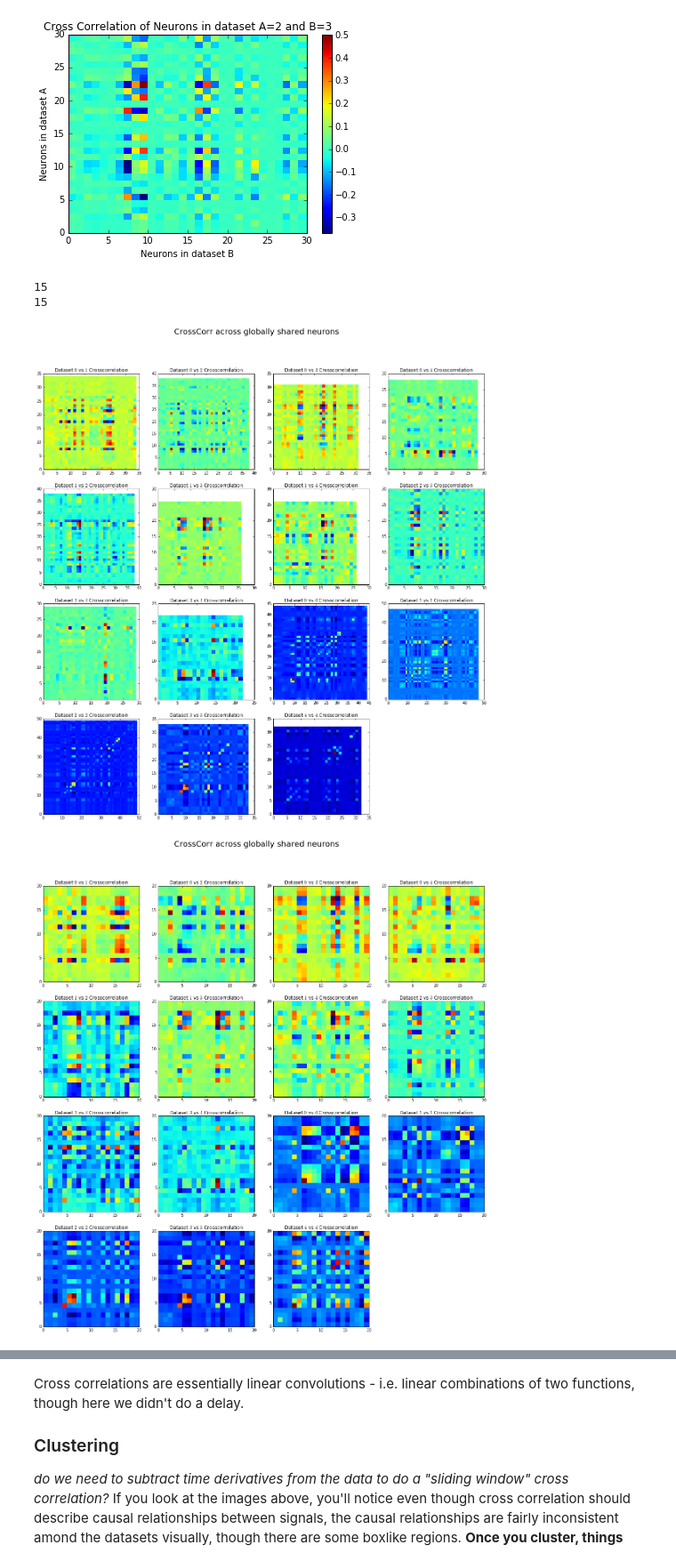
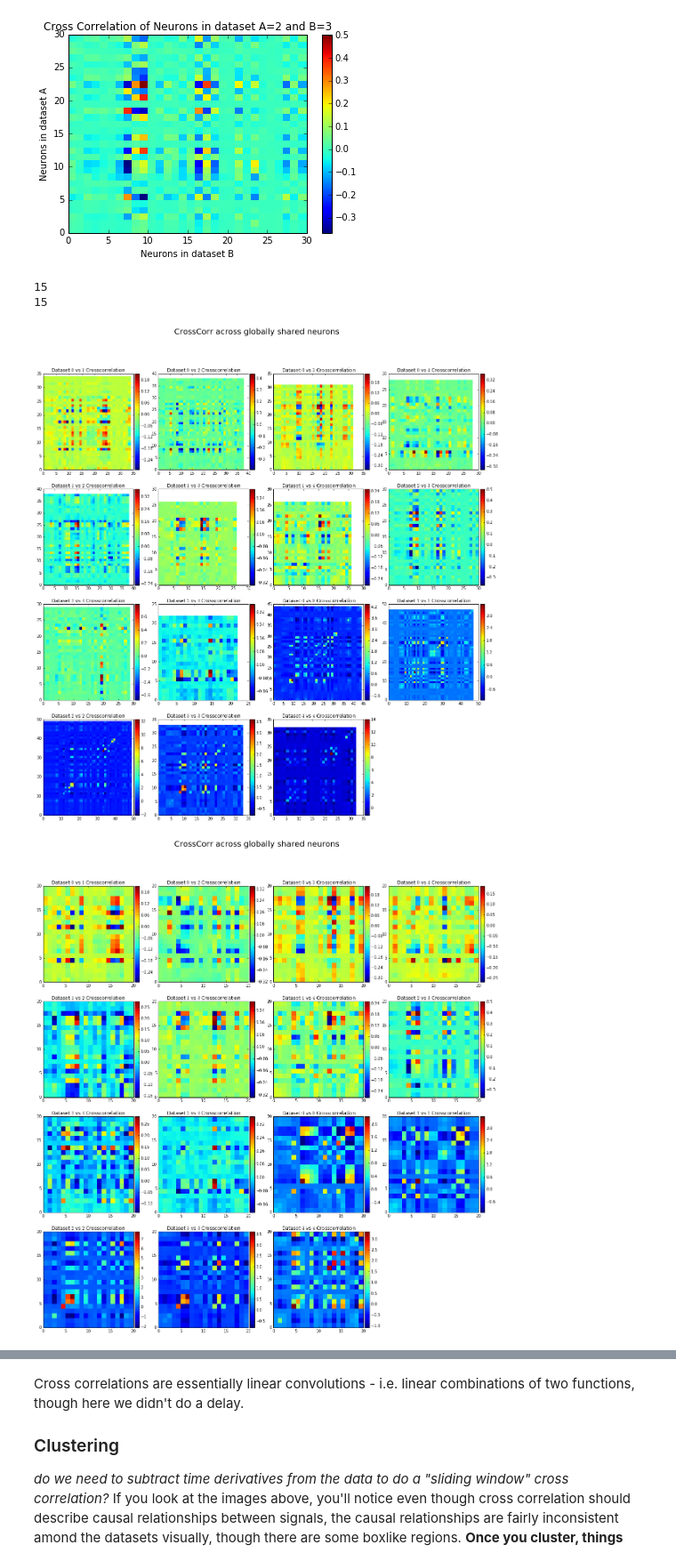
Before and after one commit to openworm/neuronal-analysis, a Jupyter notebook: notebooks/Katodata.ipynb, the cells around one changed output, grey strips where cells are left out. Shown: that part at 89% size. Cells and saved outputs as stored; diff of their text form; code cells hidden in the pictures.

```diff
--- a/notebooks/Katodata.ipynb
+++ b/notebooks/Katodata.ipynb
@@ -36,14 +39,18 @@ import numpy as np
 def crosscorrelate(a,b):
   return np.dot(a, b.T)
 
+def assemble_indexes_for(i, neurons):
+    indexes_a = [v for k,v in nname_to_index[i].iteritems() if k in neurons]
+    return indexes_a
+
 def global_similars(i,j):
     """
     Returns a two-tuple containing the indexes in datasets i and j
     respectively of the neurons shared amongst the entire dataset.
     """
-    neurons = all_shared_neurons
-    indexes_a = [v for k,v in nname_to_index[i].iteritems() if k in neurons]
-    indexes_b = [v for k,v in nname_to_index[j].iteritems() if k in neurons]
+
+    indexes_a = assemble_indexes_for(i, all_shared_neurons)
+    indexes_b = assemble_indexes_for(j,all_shared_neurons)
     return sorted(indexes_a), sorted(indexes_b)
 
 
@@ -53,11 +60,11 @@ def local_similars(i,j):
     respectively of the neurons shared amongst datasets i and j.
     """
     neurons = similars[(i,j)]
-    indexes_a = [v for k,v in nname_to_index[i].iteritems() if k in neurons]
-    indexes_b = [v for k,v in nname_to_index[j].iteritems() if k in neurons]
+    indexes_a = assemble_indexes_for(i, neurons)
+    indexes_b = assemble_indexes_for(j,neurons)
     return sorted(indexes_a), sorted(indexes_b)
 
-def assemble_shared(i,j, dataset_name, indi, indj, ):
+def assemble_shared(i,j, dataset_name, indi, indj):
     """
     Returns a two-tuple containing time series for the neurons at the indexes
     indi and indj in the i and jth dataset respectively.
@@ -90,6 +97,15 @@ def correlator_data_gen(i,j, dataset_name, fetch_shared_ns):
     ))
 
     return matri, matrj
+
+
+def timeseries_on(dataset):
+    neurons = sorted(all_shared_neurons)
+    shared = []
+    for i in range(len(wormData.T)):
+        neuron_indexes = [nname_to_index[i][k] for k in neurons]
+        shared.append(np.take(wormData[i][dataset], neuron_indexes,axis=0))
+    return shared
 # %% [markdown]
 Now we can plot
 # %%
@@ -113,37 +129,42 @@ plt.xlabel('Neurons in dataset B')
 [figure]
 # %%
 import dimensions_kit as dk
+from mpl_toolkits.axes_grid1 import make_axes_locatable
+
 dimensions=(4,4)
 def plot_crosscorrelations(title, dataset, similarity_preference):
     print len(groupings)
     f, axes = plt.subplots(4,4,figsize=(20,20))
-
     f.suptitle(title, fontsize=20)
     n=0
     for k,i in groupings:
 
         x,y = dk.transform((4,4),n)
 
         axis = axes[x][y]
         a,b = correlator_data_gen(k,i,dataset,similarity_preference)
-        axis.pcolormesh(crosscorrelate(a,b))
+        pc = axis.pcolormesh(crosscorrelate(a,b))
+
+
+        div = make_axes_locatable(axis)
+        cax = div.append_axes("right", size="5%", pad=0.05)
+        cbar = plt.colorbar(pc, cax=cax)
 
         axis.set_title('Dataset ${0}$ vs ${1}$ Crosscorrelation'.format(k,i))
-
         n+=1
 
     while n < dimensions[0]*dimensions[1]:
         x,y = dk.transform(dimensions,n)
         axes[x][y].axis('off')
         n+=1
 
 plot_crosscorrelations('CrossCorr across globally shared neurons',
     'deltaFOverF_deriv', local_similars)
 
 plot_crosscorrelations('CrossCorr across globally shared neurons',
     'deltaFOverF_deriv', global_similars)
 # %% [output]
 15
 15
-[figure, old version]
+[figure, new version]
-[figure, old version]
+[figure, new version]
```
Also changed, not shown: parts of 3 cells of this notebook, 4 other files.
